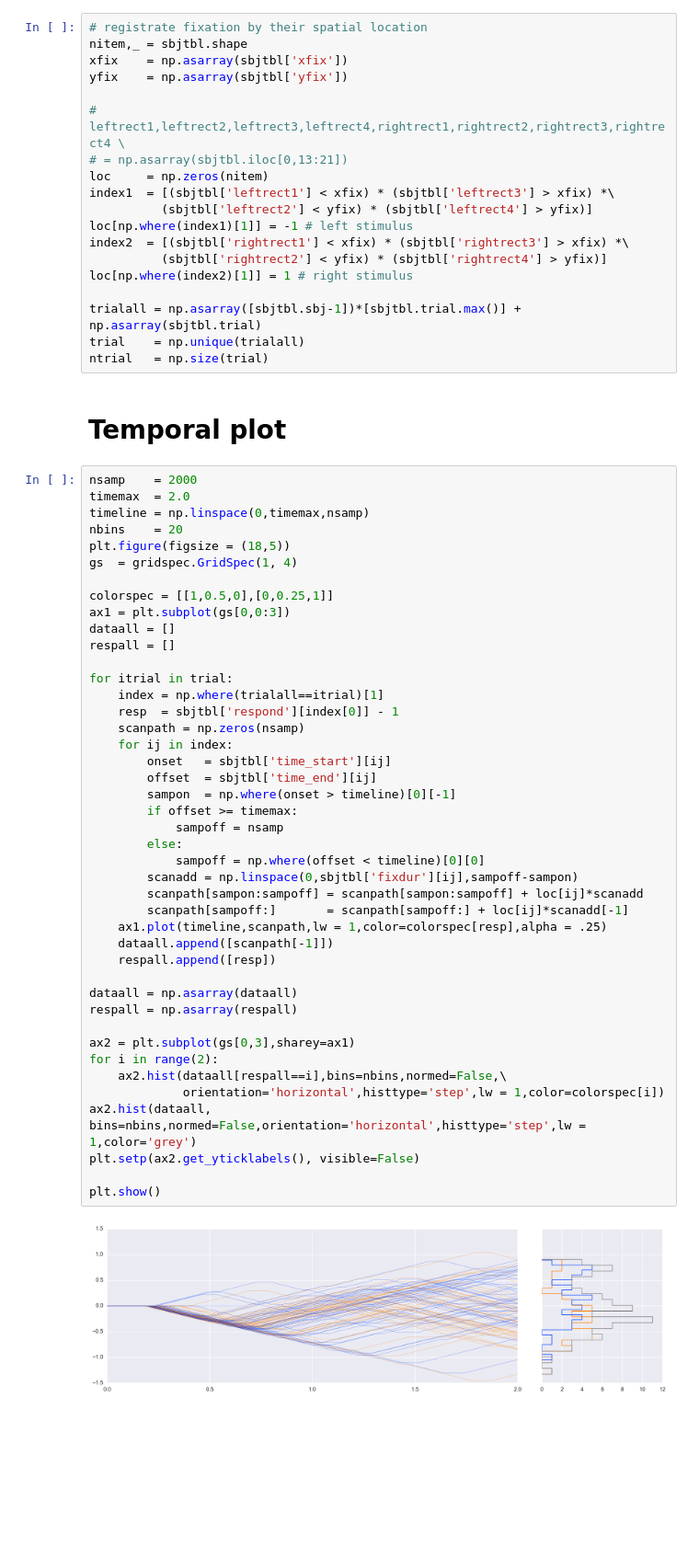
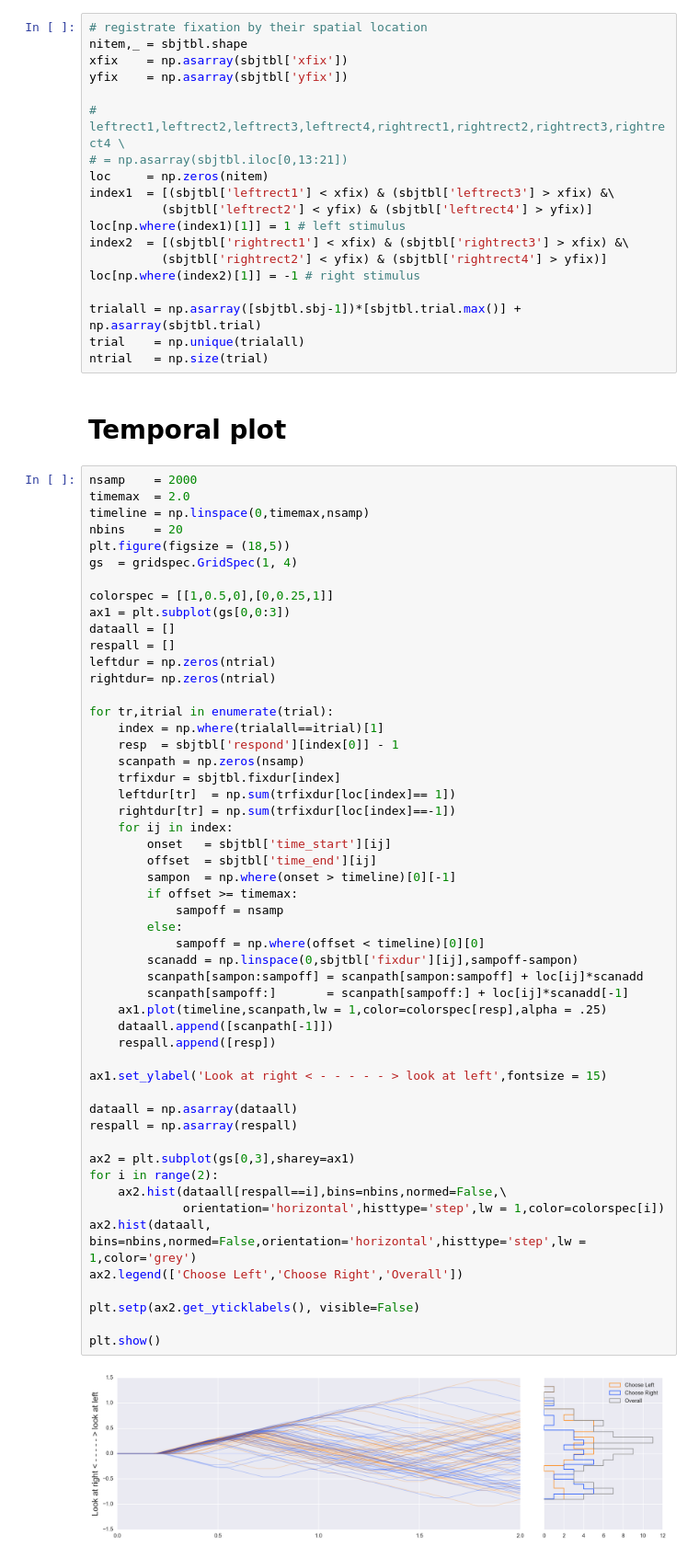
Before and after one commit to junpenglao/SAFV, a Jupyter notebook: BasicPlotting.ipynb, the cells around one changed output. Shown at 92% size. Drawn from its saved outputs; the diff is of its cells as text; blank space fills up the shorter version.

Commit message:
ipython notebook for data visualization

```diff
--- a/BasicPlotting.ipynb
+++ b/BasicPlotting.ipynb
@@ -32,12 +30,12 @@ yfix    = np.asarray(sbjtbl['yfix'])
 # leftrect1,leftrect2,leftrect3,leftrect4,rightrect1,rightrect2,rightrect3,rightrect4 \
 # = np.asarray(sbjtbl.iloc[0,13:21])
 loc     = np.zeros(nitem)
-index1  = [(sbjtbl['leftrect1'] < xfix) * (sbjtbl['leftrect3'] > xfix) *\
-          (sbjtbl['leftrect2'] < yfix) * (sbjtbl['leftrect4'] > yfix)]
-loc[np.where(index1)[1]] = -1 # left stimulus
-index2  = [(sbjtbl['rightrect1'] < xfix) * (sbjtbl['rightrect3'] > xfix) *\
-          (sbjtbl['rightrect2'] < yfix) * (sbjtbl['rightrect4'] > yfix)]
-loc[np.where(index2)[1]] = 1 # right stimulus
+index1  = [(sbjtbl['leftrect1'] < xfix) & (sbjtbl['leftrect3'] > xfix) &\
+          (sbjtbl['leftrect2'] < yfix) & (sbjtbl['leftrect4'] > yfix)]
+loc[np.where(index1)[1]] = 1 # left stimulus
+index2  = [(sbjtbl['rightrect1'] < xfix) & (sbjtbl['rightrect3'] > xfix) &\
+          (sbjtbl['rightrect2'] < yfix) & (sbjtbl['rightrect4'] > yfix)]
+loc[np.where(index2)[1]] = -1 # right stimulus
 
 trialall = np.asarray([sbjtbl.sbj-1])*[sbjtbl.trial.max()] + np.asarray(sbjtbl.trial)
 trial    = np.unique(trialall)
@@ -56,36 +54,45 @@ colorspec = [[1,0.5,0],[0,0.25,1]]
 ax1 = plt.subplot(gs[0,0:3])
 dataall = []
 respall = []
+leftdur = np.zeros(ntrial)
+rightdur= np.zeros(ntrial)
 
-for itrial in trial:
+for tr,itrial in enumerate(trial):
     index = np.where(trialall==itrial)[1]
     resp  = sbjtbl['respond'][index[0]] - 1
     scanpath = np.zeros(nsamp)
+    trfixdur = sbjtbl.fixdur[index]
+    leftdur[tr]  = np.sum(trfixdur[loc[index]== 1])
+    rightdur[tr] = np.sum(trfixdur[loc[index]==-1])
     for ij in index:
         onset   = sbjtbl['time_start'][ij]
         offset  = sbjtbl['time_end'][ij]
         sampon  = np.where(onset > timeline)[0][-1]
         if offset >= timemax:
             sampoff = nsamp
         else:
             sampoff = np.where(offset < timeline)[0][0]
         scanadd = np.linspace(0,sbjtbl['fixdur'][ij],sampoff-sampon)
         scanpath[sampon:sampoff] = scanpath[sampon:sampoff] + loc[ij]*scanadd
         scanpath[sampoff:]       = scanpath[sampoff:] + loc[ij]*scanadd[-1]
     ax1.plot(timeline,scanpath,lw = 1,color=colorspec[resp],alpha = .25)
     dataall.append([scanpath[-1]])
     respall.append([resp])
 
+ax1.set_ylabel('Look at right < - - - - - > look at left',fontsize = 15)
+
 dataall = np.asarray(dataall)
 respall = np.asarray(respall)
 
 ax2 = plt.subplot(gs[0,3],sharey=ax1)
 for i in range(2):
     ax2.hist(dataall[respall==i],bins=nbins,normed=False,\
              orientation='horizontal',histtype='step',lw = 1,color=colorspec[i])
 ax2.hist(dataall, bins=nbins,normed=False,orientation='horizontal',histtype='step',lw = 1,color='grey')
+ax2.legend(['Choose Left','Choose Right','Overall'])
+
 plt.setp(ax2.get_yticklabels(), visible=False)
 
 plt.show()
 # %% [output]
-[figure, old version]
+[figure, new version]
```
Also changed, not shown: parts of 2 cells of this notebook, 1 other file.
